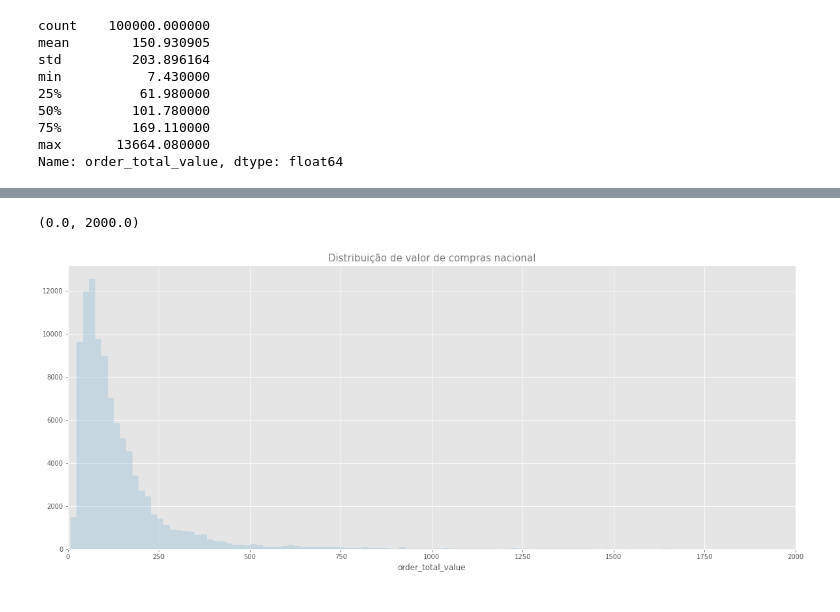
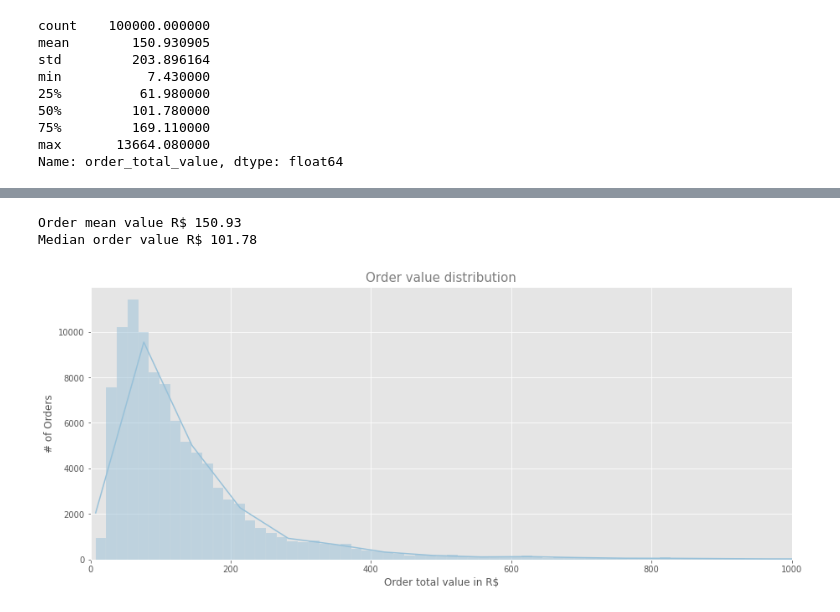
Before and after one commit to rimellegari/e-commerce, a Jupyter notebook: customer.ipynb, the cells around one changed output, grey strips where cells are left out. Drawn from its saved outputs; the diff is of its cells as text; code cells hidden in the pictures.

```diff
--- a/customer.ipynb
+++ b/customer.ipynb
@@ -362,12 +358,3 @@ min           7.430000
 75%         169.110000
 max       13664.080000
 Name: order_total_value, dtype: float64
-# %%
-df_olist['order_total_value']=df_olist['order_total_value'].astype(int)
-df_olist.describe()
-
-data_avaliacao = df_olist[(df_olist['order_total_value']>=2000) &(df_olist['order_total_value']<=13664)]
-data_avaliacao.describe()
-plt.figure(figsize=(12,6))
-sns.boxplot(data=df_olist, y='order_total_value')
-plt.show()
@@ -401,8 +361,15 @@ max               189.000000
-# %%
-plt.figure(figsize=(20,8))
-plt.title('Distribuição de valor de compras nacional', size=15, color='#7e7e7e')
-sns.distplot(df_olist['order_total_value'], bins=800 ,kde=False, color='#98c1d9')
-plt.xlim([0, 2000])
-# %% [output]
-(0.0, 2000.0)
-[figure, removed]
+# %%
+plt.figure(figsize=(15,6))
+plt.title('Order value distribution', size=15, color='#7e7e7e')
+plt.xlabel('Order total value in R$')
+plt.ylabel('# of Orders')
+sns.histplot(df_olist['order_total_value'], bins=900 ,kde=True, color='#98c1d9')
+plt.xlim([0, 1000])
+preco_medio = round(df_olist['order_total_value'].mean(),2)
+preco_mediano = round(df_olist['order_total_value'].median(),2)
+print(f'Order mean value R$ {preco_medio}')
+print(f'Median order value R$ {preco_mediano}')
+# %% [output]
+Order mean value R$ 150.93
+Median order value R$ 101.78
+[figure, added]
```
Also changed, not shown: parts of 20 cells of this notebook.
